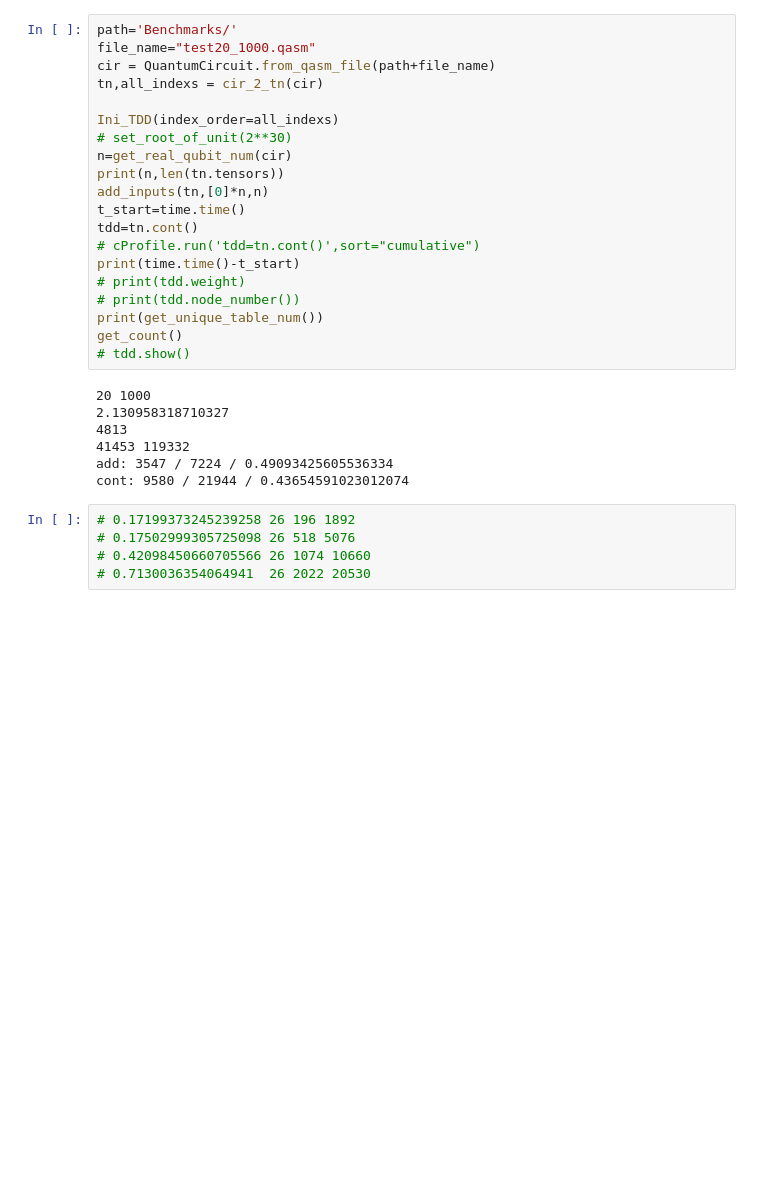
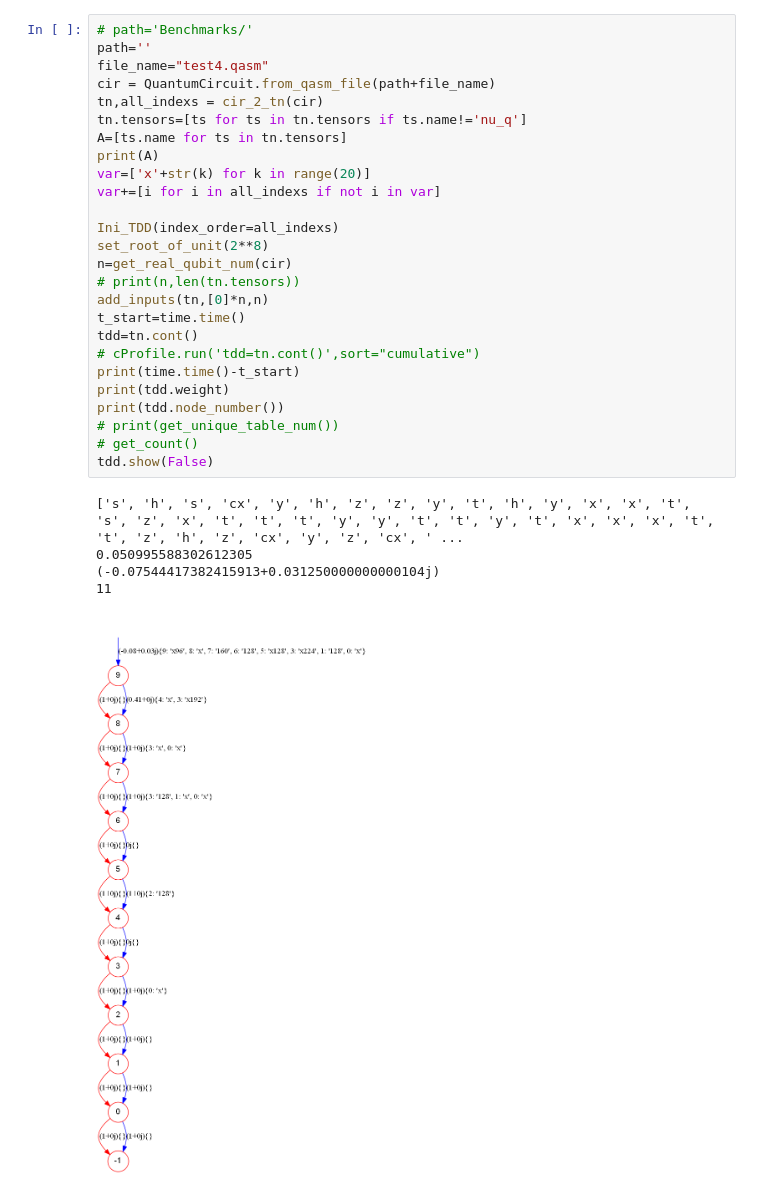
Before and after one commit to Veriqc/LimTDD, a Jupyter notebook: Test.ipynb, the cells around one changed output. Drawn from its saved outputs; the diff is of its cells as text; blank space fills up the shorter version.

```diff
--- a/Test.ipynb
+++ b/Test.ipynb
@@ -66,32 +72,32 @@ print(tdd.node_number())
 # %%
-path='Benchmarks/'
-file_name="test20_1000.qasm"
+# path='Benchmarks/'
+path=''
+file_name="test4.qasm"
 cir = QuantumCircuit.from_qasm_file(path+file_name)
 tn,all_indexs = cir_2_tn(cir)
+tn.tensors=[ts for ts in tn.tensors if ts.name!='nu_q']
+A=[ts.name for ts in tn.tensors]
+print(A)
+var=['x'+str(k) for k in range(20)]
+var+=[i for i in all_indexs if not i in var]
 
 Ini_TDD(index_order=all_indexs)
-# set_root_of_unit(2**30)
+set_root_of_unit(2**8)
 n=get_real_qubit_num(cir)
-print(n,len(tn.tensors))
+# print(n,len(tn.tensors))
 add_inputs(tn,[0]*n,n)
 t_start=time.time()
 tdd=tn.cont()
 # cProfile.run('tdd=tn.cont()',sort="cumulative")
 print(time.time()-t_start)
-# print(tdd.weight)
-# print(tdd.node_number())
-print(get_unique_table_num())
-get_count()
-# tdd.show()
+print(tdd.weight)
+print(tdd.node_number())
+# print(get_unique_table_num())
+# get_count()
+tdd.show(False)
 # %% [output]
-20 1000
-2.130958318710327
-4813
-41453 119332
-add: 3547 / 7224 / 0.49093425605536334
-cont: 9580 / 21944 / 0.43654591023012074
+['s', 'h', 's', 'cx', 'y', 'h', 'z', 'z', 'y', 't', 'h', 'y', 'x', 'x', 't', 's', 'z', 'x', 't', 't', 't', 'y', 'y', 't', 't', 'y', 't', 'x', 'x', 'x', 't', 't', 'z', 'h', 'z', 'cx', 'y', 'z', 'cx', ' ...
+0.050995588302612305
+(-0.07544417382415913+0.031250000000000104j)
+11
+[figure, added]
-# %%
-# 0.17199373245239258 26 196 1892
-# 0.17502999305725098 26 518 5076
-# 0.42098450660705566 26 1074 10660
-# 0.7130036354064941  26 2022 20530
```
Also changed, not shown: parts of 9 cells of this notebook, 5 other files.
